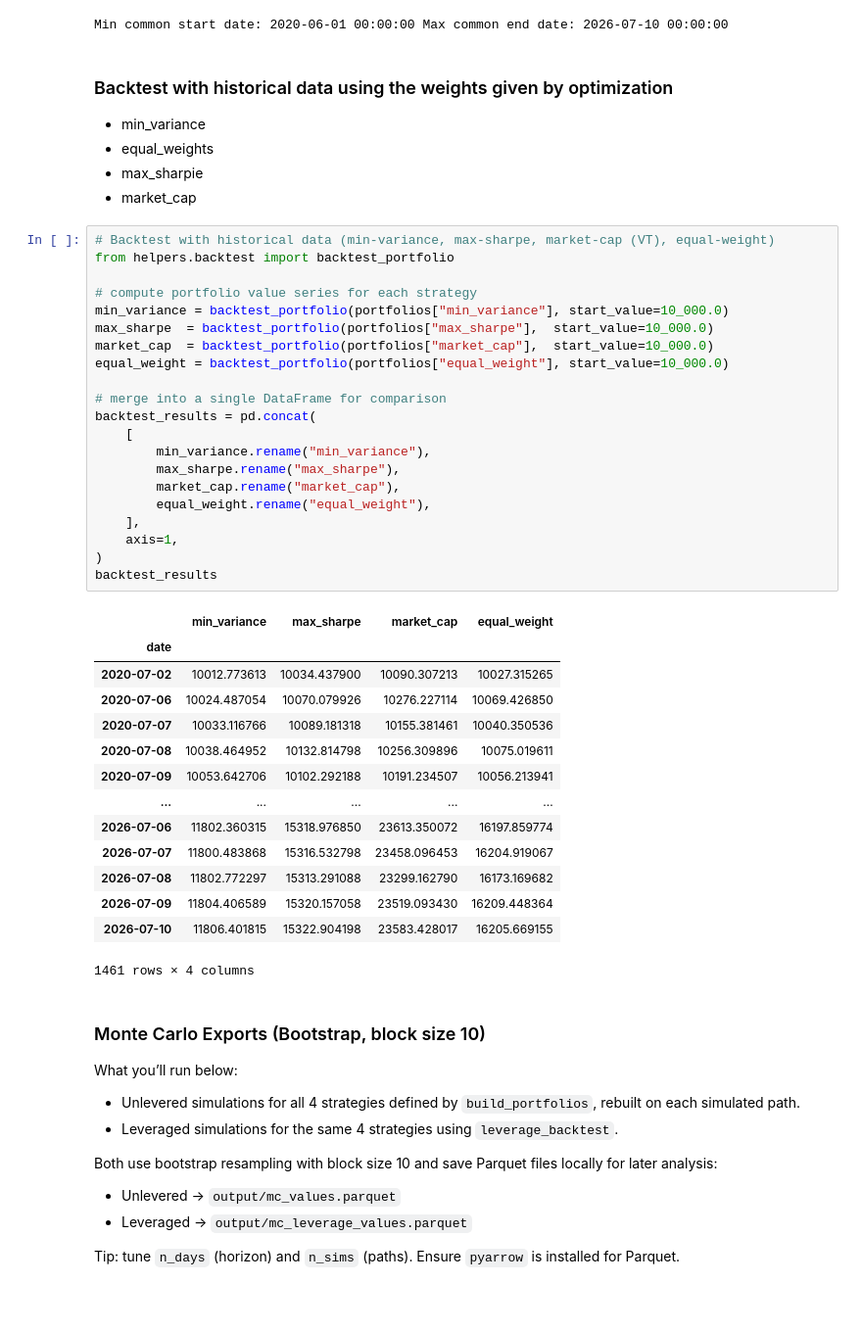
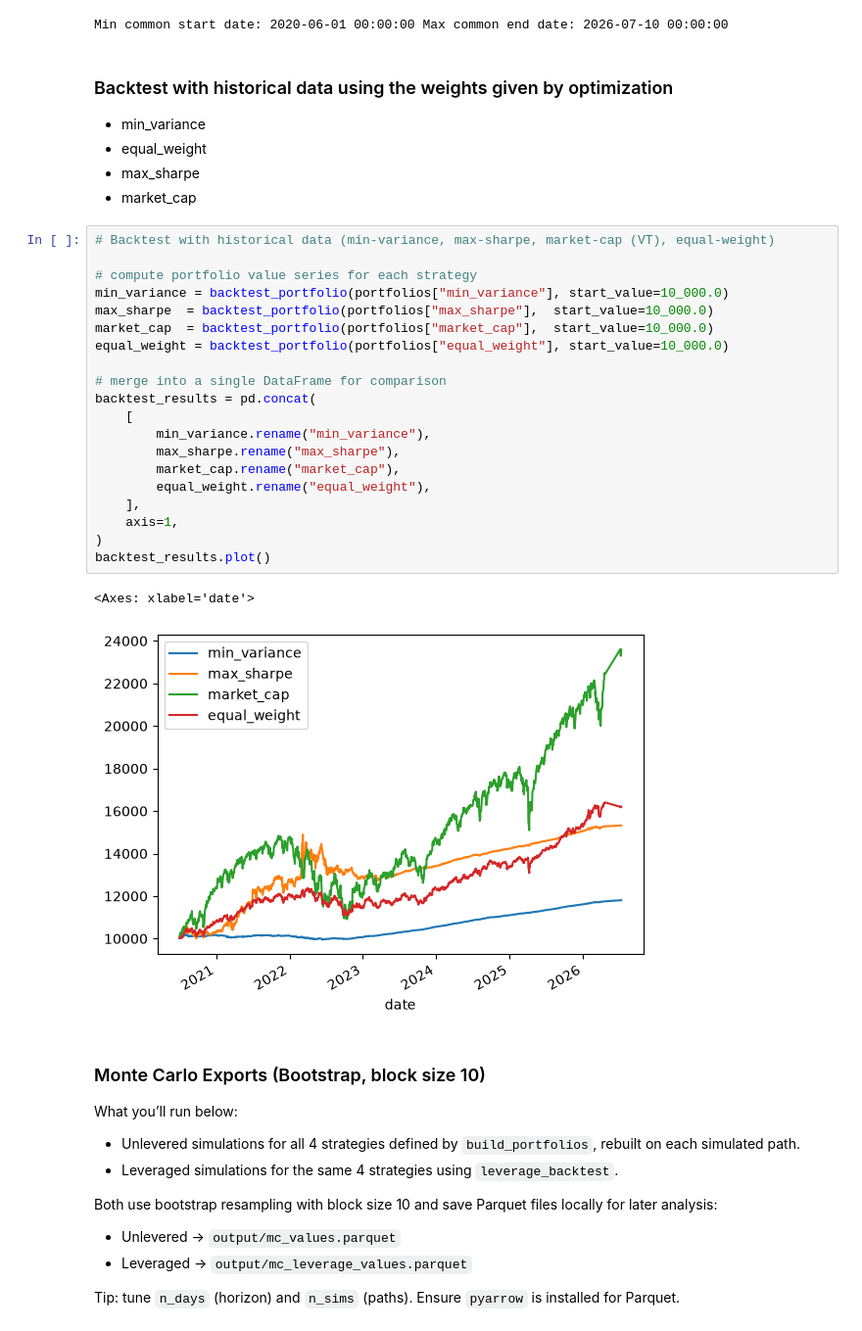
Before and after one commit to giacomomaggiore/leverage-ib-api, a Jupyter notebook: main.ipynb, the cells around one changed output. Shown at 98% size. Cells and saved outputs as stored; diff of their text form; blank space fills up the shorter version.

```diff
--- a/main.ipynb
+++ b/main.ipynb
@@ -57,45 +58,32 @@ Min common start date: 2020-06-01 00:00:00 Max common end date: 2026-07-10 00:00
 ### Backtest with historical data using the weights given by optimization
 
 - min_variance
-- equal_weights
-- max_sharpie
+- equal_weight
+- max_sharpe
 - market_cap
 # %%
 # Backtest with historical data (min-variance, max-sharpe, market-cap (VT), equal-weight)
-from helpers.backtest import backtest_portfolio
 
 # compute portfolio value series for each strategy
 min_variance = backtest_portfolio(portfolios["min_variance"], start_value=10_000.0)
 max_sharpe  = backtest_portfolio(portfolios["max_sharpe"],  start_value=10_000.0)
 market_cap  = backtest_portfolio(portfolios["market_cap"],  start_value=10_000.0)
 equal_weight = backtest_portfolio(portfolios["equal_weight"], start_value=10_000.0)
 
 # merge into a single DataFrame for comparison
 backtest_results = pd.concat(
     [
         min_variance.rename("min_variance"),
         max_sharpe.rename("max_sharpe"),
         market_cap.rename("market_cap"),
         equal_weight.rename("equal_weight"),
     ],
     axis=1,
 )
-backtest_results
+backtest_results.plot()
 # %% [output]
-|  | min_variance | max_sharpe | market_cap | equal_weight |
-| date |  |  |  |  |
-| 2020-07-02 | 10012.773613 | 10034.437900 | 10090.307213 | 10027.315265 |
-| 2020-07-06 | 10024.487054 | 10070.079926 | 10276.227114 | 10069.426850 |
-| 2020-07-07 | 10033.116766 | 10089.181318 | 10155.381461 | 10040.350536 |
-| 2020-07-08 | 10038.464952 | 10132.814798 | 10256.309896 | 10075.019611 |
-| 2020-07-09 | 10053.642706 | 10102.292188 | 10191.234507 | 10056.213941 |
-| ... | ... | ... | ... | ... |
-| 2026-07-06 | 11802.360315 | 15318.976850 | 23613.350072 | 16197.859774 |
-| 2026-07-07 | 11800.483868 | 15316.532798 | 23458.096453 | 16204.919067 |
-| 2026-07-08 | 11802.772297 | 15313.291088 | 23299.162790 | 16173.169682 |
-| 2026-07-09 | 11804.406589 | 15320.157058 | 23519.093430 | 16209.448364 |
-| 2026-07-10 | 11806.401815 | 15322.904198 | 23583.428017 | 16205.669155 |
-1461 rows × 4 columns
+<Axes: xlabel='date'>
+[figure, added]
 # %% [markdown]
 ### Monte Carlo Exports (Bootstrap, block size 10)
 
```
Also changed, not shown: parts of 12 cells of this notebook, 9 other files.
